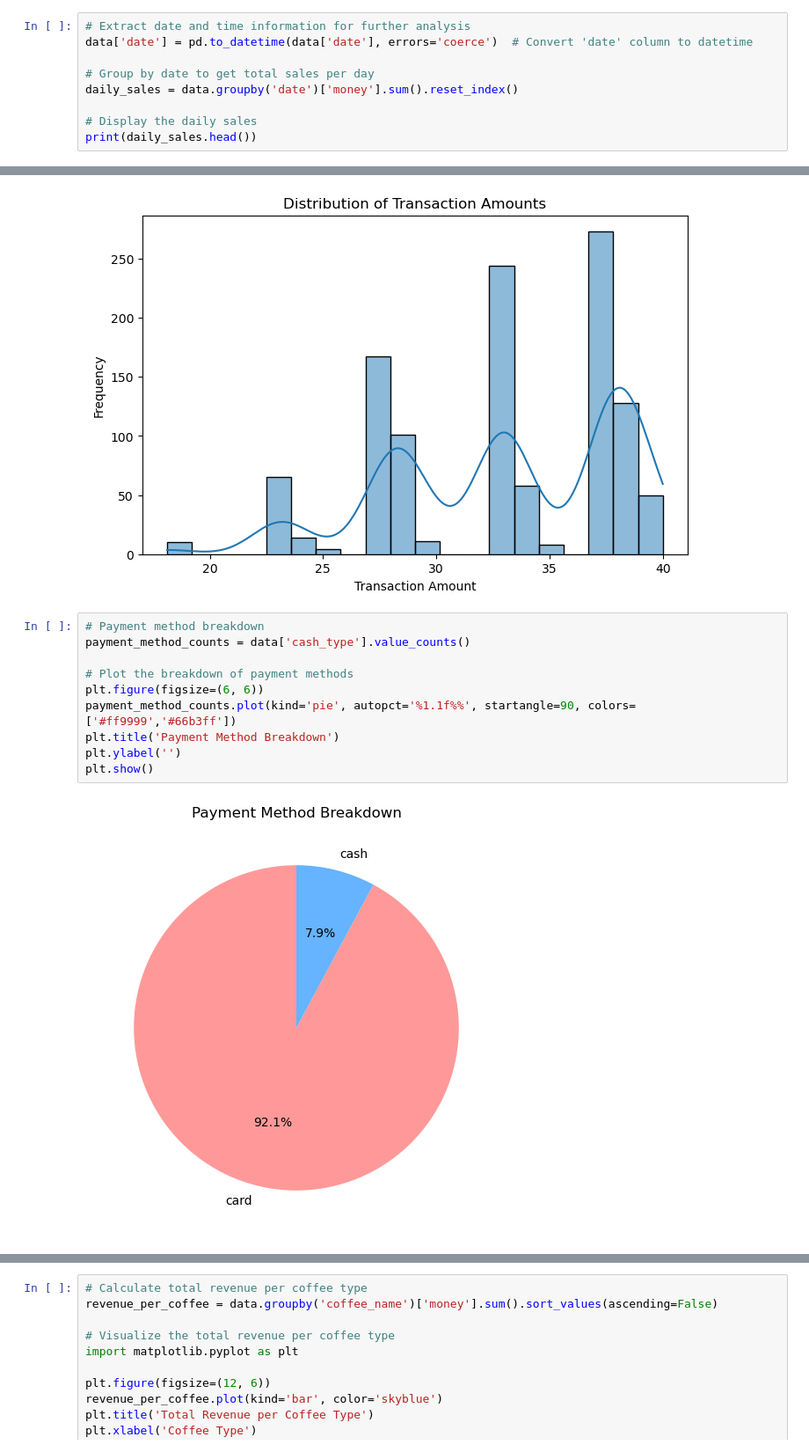
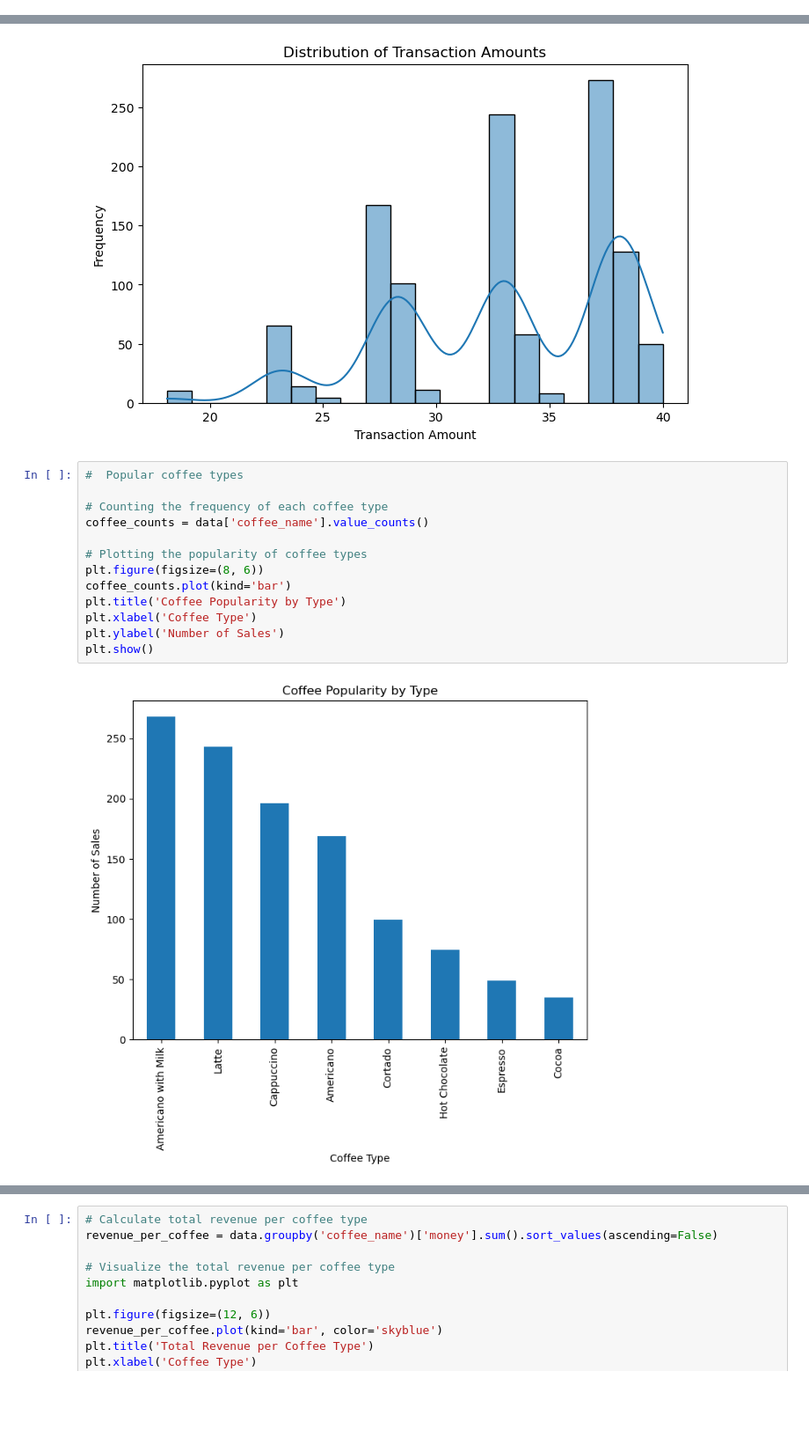
Before and after one commit to Hardik2143/Data-Analytics-, a Jupyter notebook: Coffee Sales.ipynb, the cells around one changed output, grey strips where cells are left out. Shown at 88% size. Saved outputs shown, nothing was run; the diff lists cells and outputs as text; blank space fills up the shorter version.

```diff
--- a/Coffee Sales.ipynb
+++ b/Coffee Sales.ipynb
@@ -113,9 +107,0 @@ None
-# %%
-# Extract date and time information for further analysis
-data['date'] = pd.to_datetime(data['date'], errors='coerce')  # Convert 'date' column to datetime
-
-# Group by date to get total sales per day
-daily_sales = data.groupby('date')['money'].sum().reset_index()
-
-# Display the daily sales
-print(daily_sales.head())
@@ -138,14 +152,17 @@ plt.show()
 # %% [output]
 [figure]
 # %%
-# Payment method breakdown
-payment_method_counts = data['cash_type'].value_counts()
+#  Popular coffee types
 
-# Plot the breakdown of payment methods
-plt.figure(figsize=(6, 6))
-payment_method_counts.plot(kind='pie', autopct='%1.1f%%', startangle=90, colors=['#ff9999','#66b3ff'])
-plt.title('Payment Method Breakdown')
-plt.ylabel('')
+# Counting the frequency of each coffee type
+coffee_counts = data['coffee_name'].value_counts()
+
+# Plotting the popularity of coffee types
+plt.figure(figsize=(8, 6))
+coffee_counts.plot(kind='bar')
+plt.title('Coffee Popularity by Type')
+plt.xlabel('Coffee Type')
+plt.ylabel('Number of Sales')
 plt.show()
 # %% [output]
-[figure, old version]
+[figure, new version]
```
Also changed, not shown: parts of 16 cells of this notebook.
